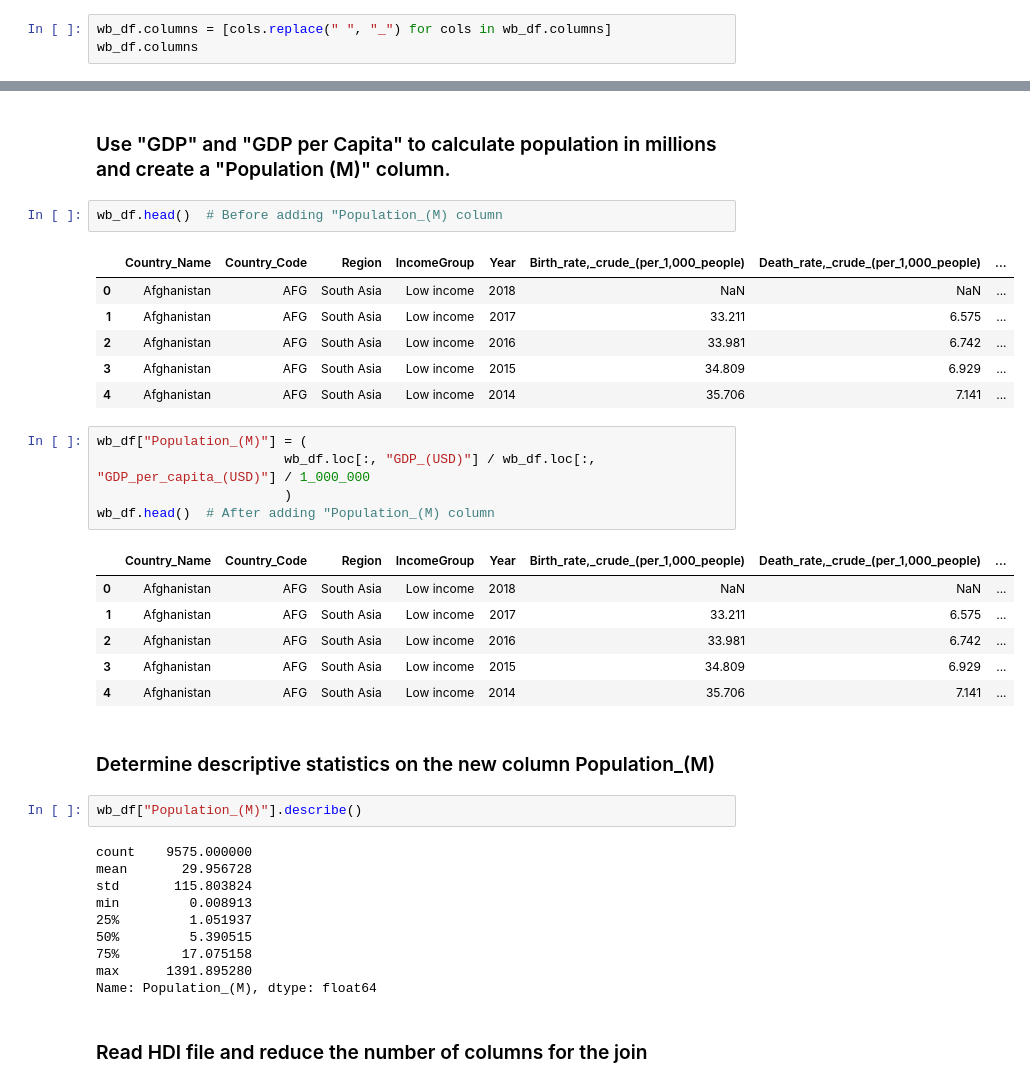
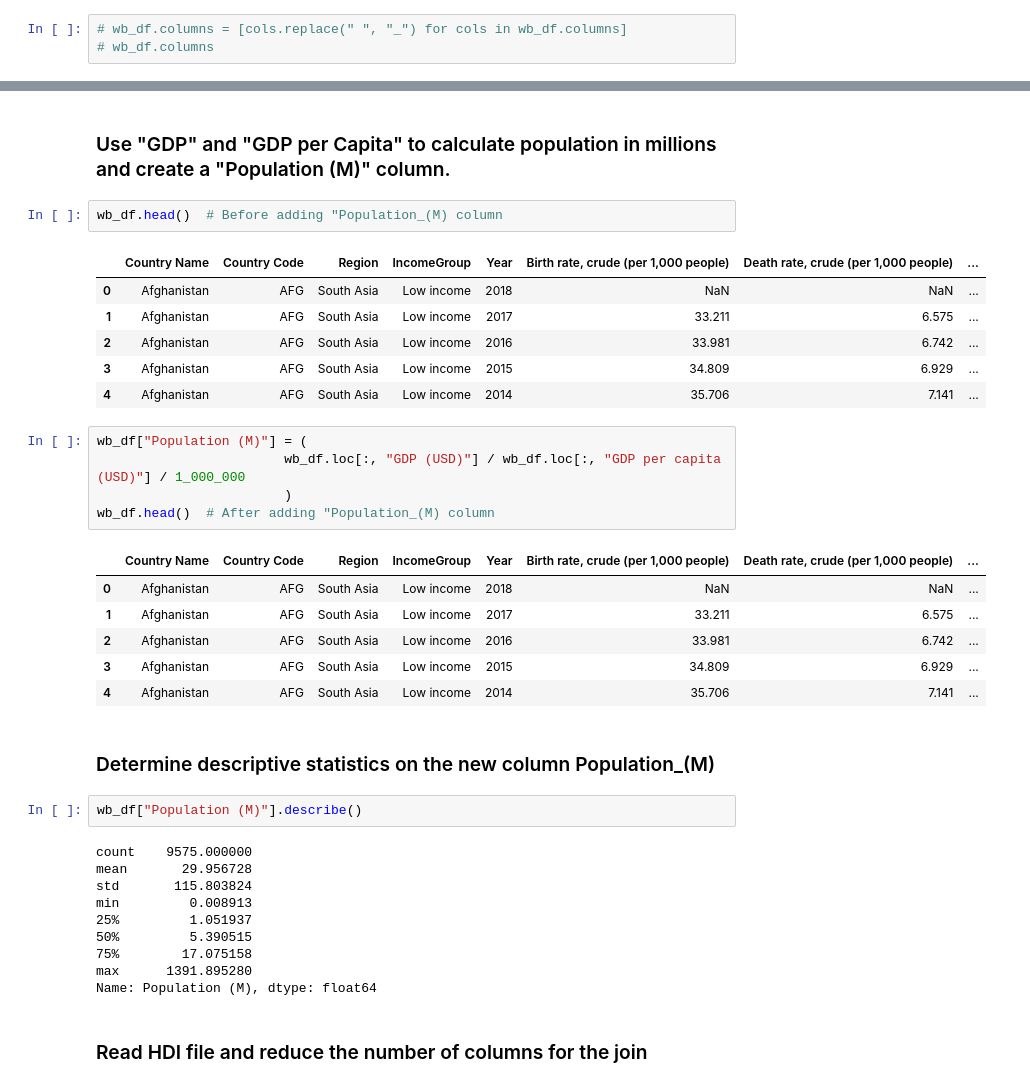
Before and after one commit to hgrp/Maven-Portfolio-Jupyter-Embed, a Jupyter notebook: Test.ipynb, the cells around one changed output, grey strips where cells are left out. Saved outputs shown, nothing was run; the diff lists cells and outputs as text.

```diff
--- a/Test.ipynb
+++ b/Test.ipynb
@@ -131,5 +131,5 @@ memory usage: 1.1 MB
 # %% [markdown]
 ### Replace spaces with underscore from the column names
 # %%
-wb_df.columns = [cols.replace(" ", "_") for cols in wb_df.columns]
-wb_df.columns
+# wb_df.columns = [cols.replace(" ", "_") for cols in wb_df.columns]
+# wb_df.columns
@@ -150,19 +138,19 @@ Index(['Country_Name', 'Country_Code', 'Region', 'IncomeGroup', 'Year',
 # %%
 wb_df.head()  # Before adding "Population_(M) column
 # %% [output]
-|  | Country_Name | Country_Code | Region | IncomeGroup | Year | Birth_rate,_crude_(per_1,000_people) | Death_rate,_crude_(per_1,000_people) | ... |
+|  | Country Name | Country Code | Region | IncomeGroup | Year | Birth rate, crude (per 1,000 people) | Death rate, crude (per 1,000 people) | ... |
 | 0 | Afghanistan | AFG | South Asia | Low income | 2018 | NaN | NaN | ... |
 | 1 | Afghanistan | AFG | South Asia | Low income | 2017 | 33.211 | 6.575 | ... |
 | 2 | Afghanistan | AFG | South Asia | Low income | 2016 | 33.981 | 6.742 | ... |
 | 3 | Afghanistan | AFG | South Asia | Low income | 2015 | 34.809 | 6.929 | ... |
 | 4 | Afghanistan | AFG | South Asia | Low income | 2014 | 35.706 | 7.141 | ... |
 # %%
-wb_df["Population_(M)"] = (
-                        wb_df.loc[:, "GDP_(USD)"] / wb_df.loc[:, "GDP_per_capita_(USD)"] / 1_000_000
+wb_df["Population (M)"] = (
+                        wb_df.loc[:, "GDP (USD)"] / wb_df.loc[:, "GDP per capita (USD)"] / 1_000_000
                         )
 wb_df.head()  # After adding "Population_(M) column
 # %% [output]
-|  | Country_Name | Country_Code | Region | IncomeGroup | Year | Birth_rate,_crude_(per_1,000_people) | Death_rate,_crude_(per_1,000_people) | ... |
+|  | Country Name | Country Code | Region | IncomeGroup | Year | Birth rate, crude (per 1,000 people) | Death rate, crude (per 1,000 people) | ... |
 | 0 | Afghanistan | AFG | South Asia | Low income | 2018 | NaN | NaN | ... |
 | 1 | Afghanistan | AFG | South Asia | Low income | 2017 | 33.211 | 6.575 | ... |
 | 2 | Afghanistan | AFG | South Asia | Low income | 2016 | 33.981 | 6.742 | ... |
@@ -171,7 +159,7 @@ wb_df.head()  # After adding "Population_(M) column
 # %% [markdown]
 ### Determine descriptive statistics on the new column Population_(M)
 # %%
-wb_df["Population_(M)"].describe()
+wb_df["Population (M)"].describe()
 # %% [output]
 count    9575.000000
 mean       29.956728
@@ -181,6 +169,6 @@ min         0.008913
 50%         5.390515
 75%        17.075158
 max      1391.895280
-Name: Population_(M), dtype: float64
+Name: Population (M), dtype: float64
 # %% [markdown]
 ### Read HDI file and reduce the number of columns for the join
```
Also changed, not shown: parts of 24 cells of this notebook.
